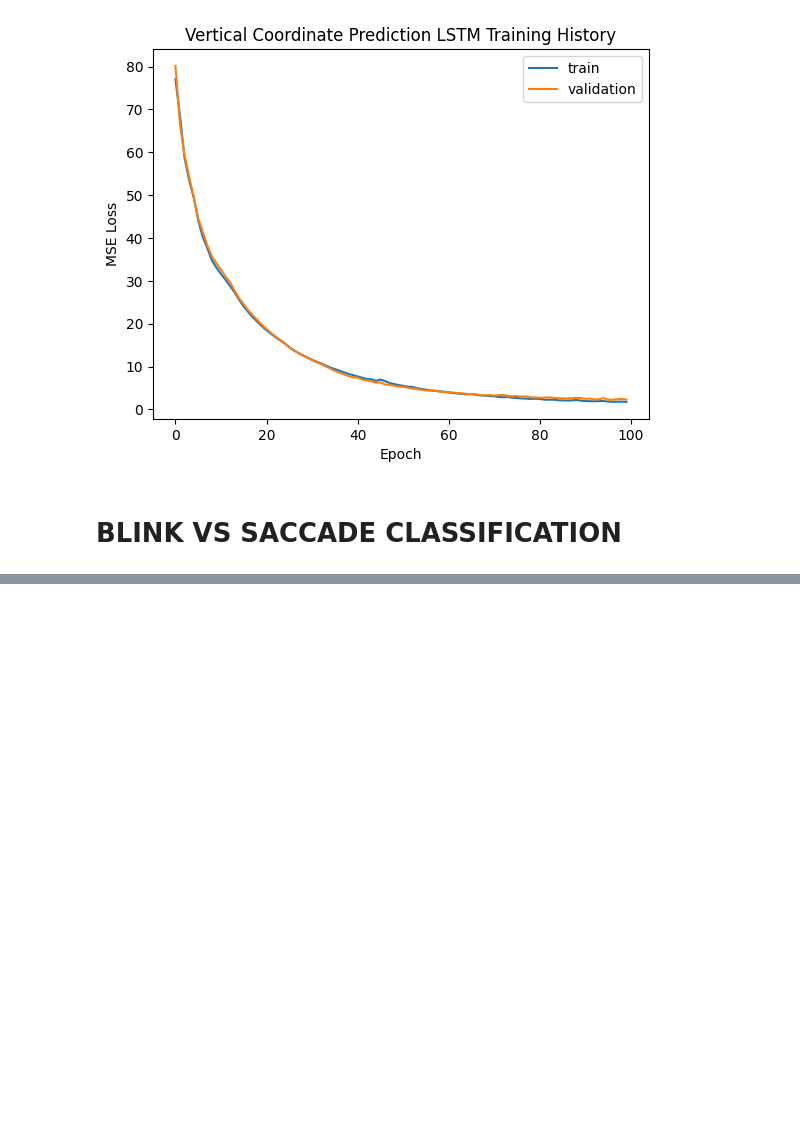
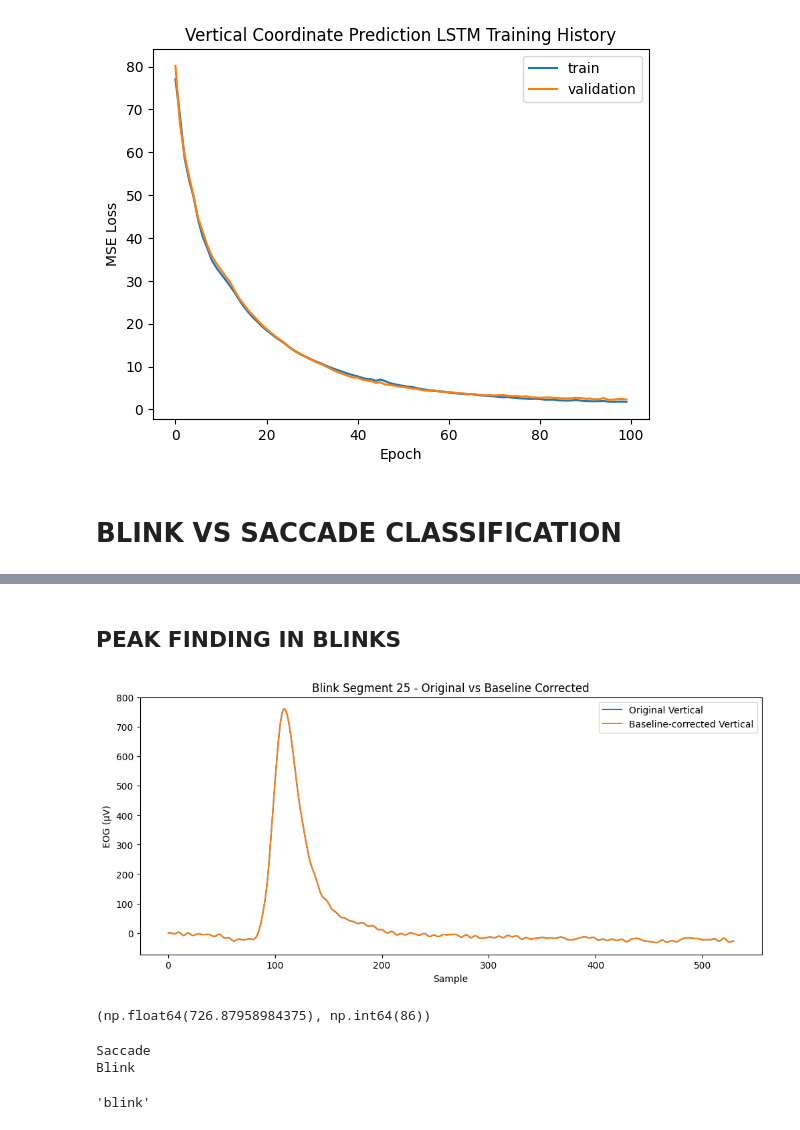
Before and after one commit to GTMRC-Industry/EOG-Software, a Jupyter notebook: EOG_Positional_Regression.ipynb, the cells around one changed output, grey strips where cells are left out. Saved outputs shown, nothing was run; the diff lists cells and outputs as text; code cells hidden in the pictures; blank space fills up the shorter version.

Commit message:
Added simple blink vs. saccade classification just using numpy

```diff
--- a/EOG_Positional_Regression.ipynb
+++ b/EOG_Positional_Regression.ipynb
@@ -468,6 +415,28 @@ plt.show()
 [figure]
 # %% [markdown]
 # BLINK VS SACCADE CLASSIFICATION
+# %%
+blinks = [seg for seg in segments if seg['saccade_type'].iloc[0] == 3]
+
+X_v_list_blinks = []
+for entry in blinks:
+    blink_vert_norm = entry['Vertical'].values
+    baseline_v_blinks = blink_vert_norm[0]
+    blink_vert_norm -= baseline_v_blinks
+    X_v_list_blinks.append(blink_vert_norm)
+
+def plot_blink(num_blink):
+    blink_entry = blinks[num_blink]
+    blink_vert  = blink_entry['Vertical'].values.astype('float32')
+
+    plt.figure(figsize=(12,5))
+    plt.plot(blink_vert, label='Original Vertical')
+    plt.plot(X_v_list_blinks[num_blink], label='Baseline-corrected Vertical')
+    plt.title(f'Blink Segment {num_blink} - Original vs Baseline Corrected')
+    plt.xlabel('Sample')
+    plt.ylabel('EOG (µV)')
+    plt.legend()
+    plt.show()
 # %%
 blink_mapping = {
     i: {'blink': seg,
@@ -546,0 +605,39 @@ X_test_v,  y_test_v  = X_v[test_idx],  y_v[test_idx]
+# %% [markdown]
+## PEAK FINDING IN BLINKS
+# %%
+plot_blink(25)
+# %% [output]
+[figure, added]
+# %%
+#JUST USING MATH, CALCULATE AN ACCEPTABLE RANGE OF VALUES AROUND THE ABSOLUTE PEAK TO FIND A LENIENT 'PEAK' VALUE FOR BLINKS
+
+X = X_v_list_blinks[0]
+peak_idx = np.argmax(X)
+range = 10
+peak_range = [X[peak_idx-range:peak_idx+range]]
+peak_value = np.max(X)
+peak_range_avg = np.mean(peak_range)
+peak_range_avg, peak_idx
+
+
+max_blinks
+for blink in X_v_list_blinks:
+    max_blinks = np.max
+# %% [output]
+(np.float64(726.87958984375), np.int64(86))
+# %%
+def classifyblinkorsaccade(eye_movement):
+    if eye_movement.max() < peak_range_avg:
+        print("Saccade")
+        classification = 'saccade'
+    if eye_movement.max() > peak_range_avg:
+        print("Blink")
+        classification = 'blink'
+    return classification
+
+classifyblinkorsaccade(X_v_saccades[25])
+classifyblinkorsaccade(X_v_list_blinks[25])
+# %% [output]
+Saccade
+Blink
+'blink'
```
Also changed, not shown: parts of 12 cells of this notebook, 4 other files.
